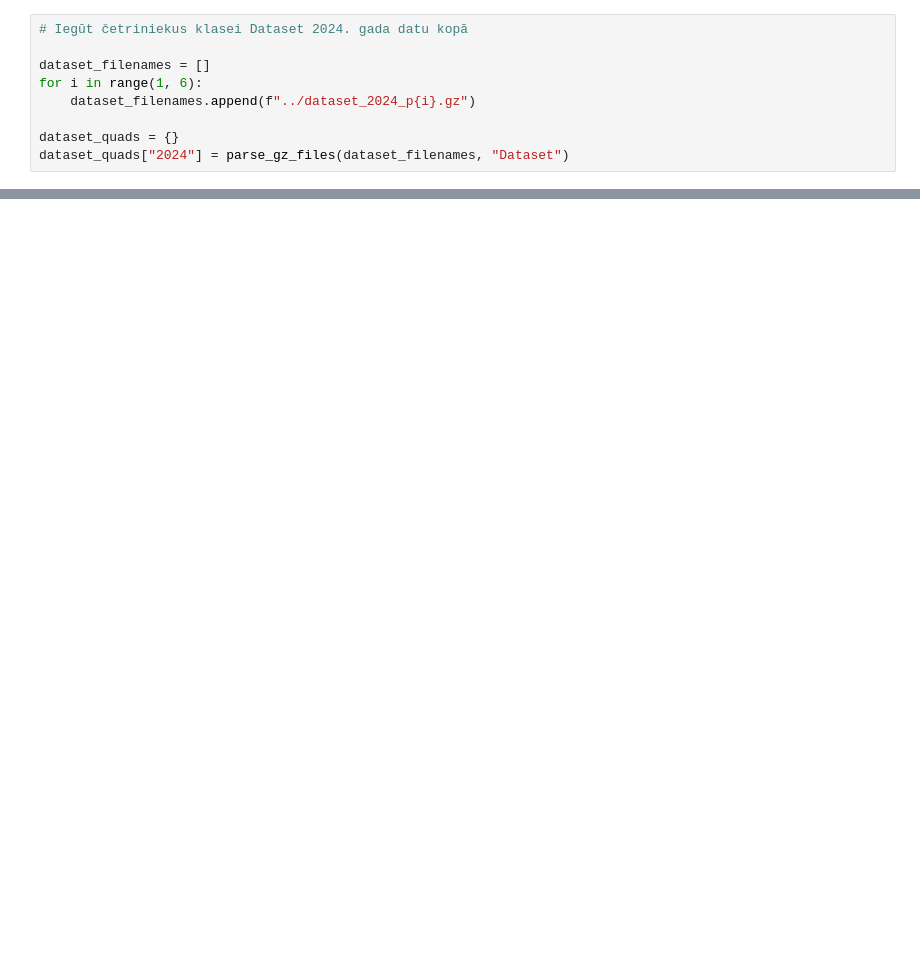
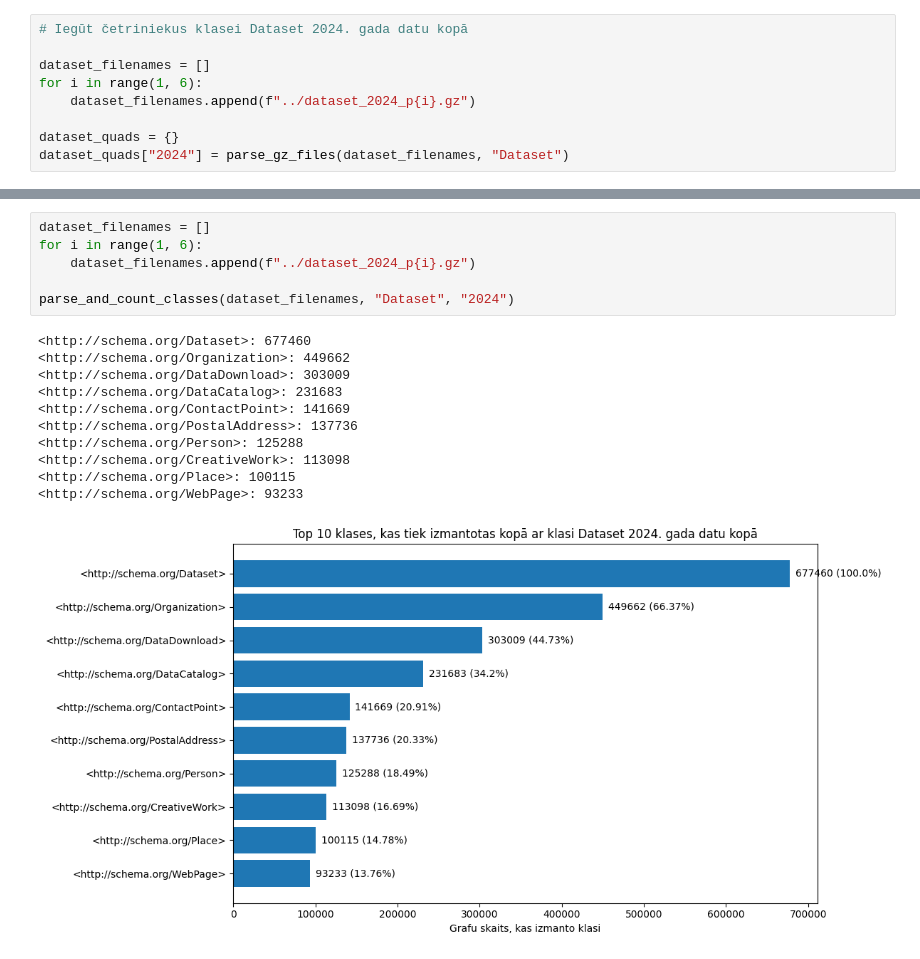
Before and after one commit to alexxxey0/SchemaOrg_Datu_Analize, a Jupyter notebook: analize_Dataset.ipynb, the cells around one changed output, grey strips where cells are left out. Cells and saved outputs as stored; diff of their text form; blank space fills up the shorter version.

```diff
--- a/analize_Dataset.ipynb
+++ b/analize_Dataset.ipynb
@@ -17,0 +29,18 @@ KeyboardInterrupt:
+# %%
+dataset_filenames = []
+for i in range(1, 6):
+    dataset_filenames.append(f"../dataset_2024_p{i}.gz")
+
+parse_and_count_classes(dataset_filenames, "Dataset", "2024")
+# %% [output]
+<http://schema.org/Dataset>: 677460
+<http://schema.org/Organization>: 449662
+<http://schema.org/DataDownload>: 303009
+<http://schema.org/DataCatalog>: 231683
+<http://schema.org/ContactPoint>: 141669
+<http://schema.org/PostalAddress>: 137736
+<http://schema.org/Person>: 125288
+<http://schema.org/CreativeWork>: 113098
+<http://schema.org/Place>: 100115
+<http://schema.org/WebPage>: 93233
+[figure, added]
```
Also changed, not shown: parts of 2 cells of this notebook, 4 other files.
